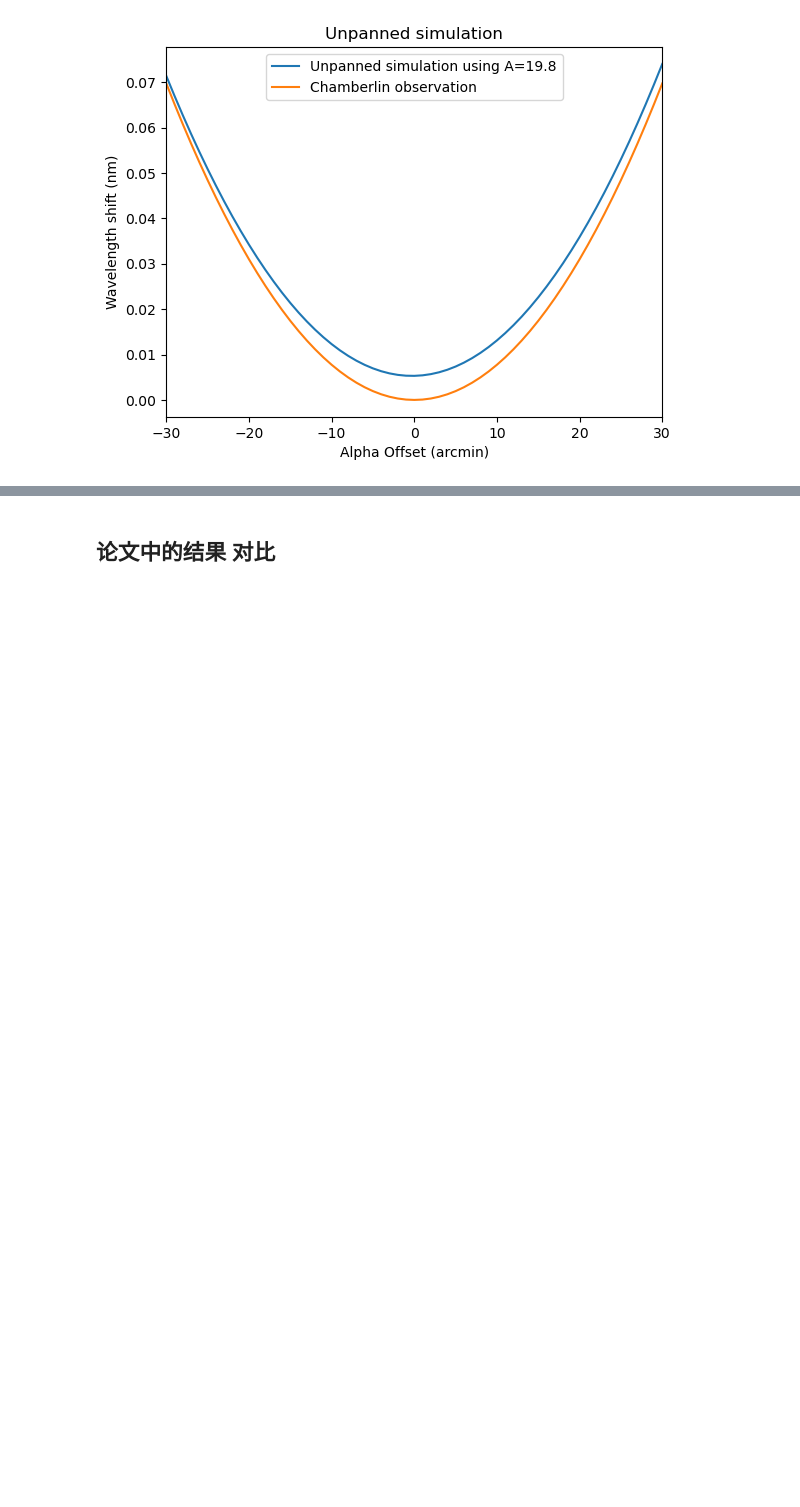
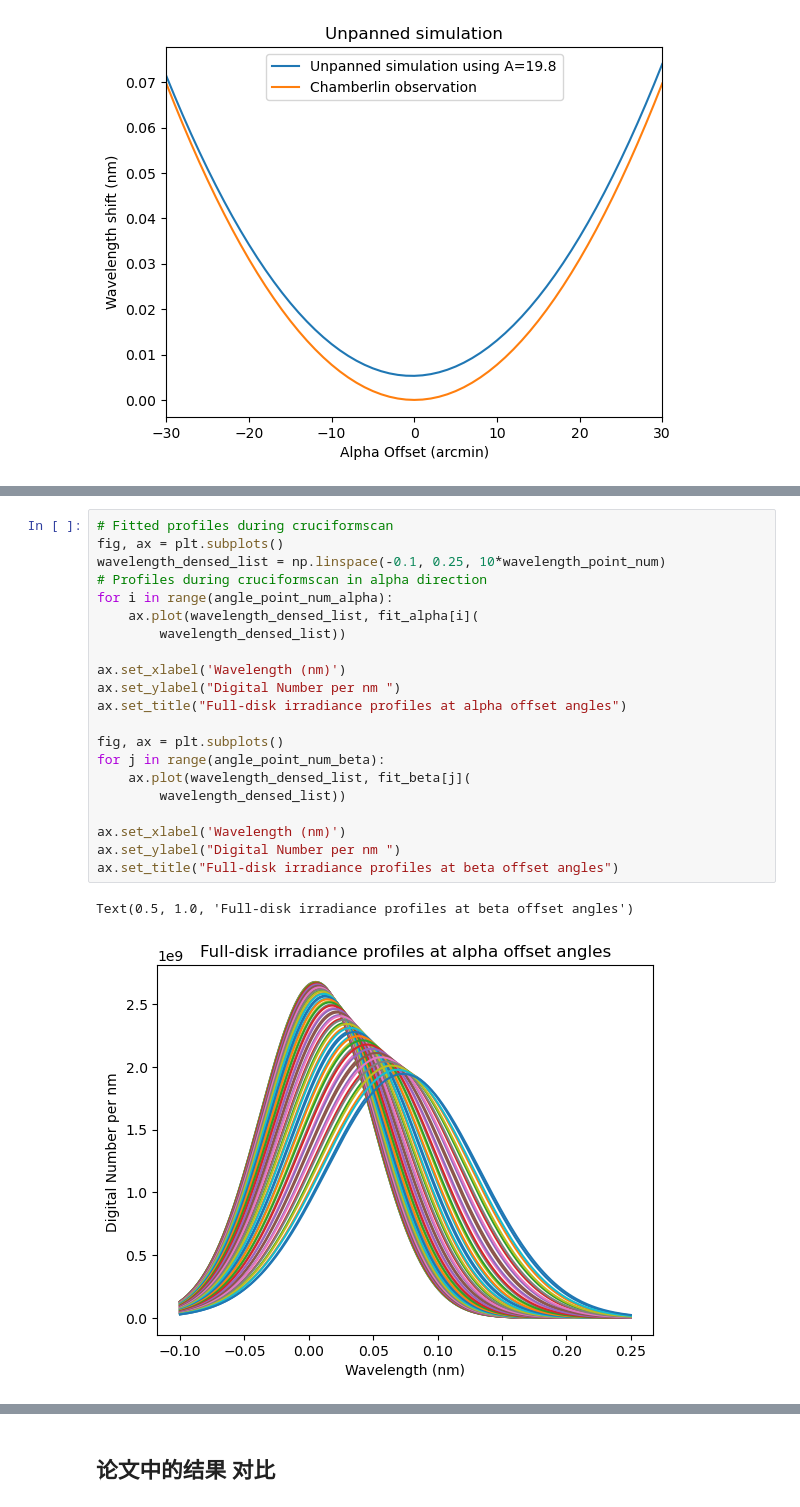
Before and after one commit to MaoChengzhi/EVE-spectrum-correction, a Jupyter notebook: AIA_main/output_visualization.ipynb, the cells around one changed output, grey strips where cells are left out. Saved outputs shown, nothing was run; the diff lists cells and outputs as text; blank space fills up the shorter version.

```diff
--- a/AIA_main/output_visualization.ipynb
+++ b/AIA_main/output_visualization.ipynb
@@ -340,0 +401,24 @@ ax.set_xlim(-30,30)
+# %%
+# Fitted profiles during cruciformscan
+fig, ax = plt.subplots()
+wavelength_densed_list = np.linspace(-0.1, 0.25, 10*wavelength_point_num)
+# Profiles during cruciformscan in alpha direction
+for i in range(angle_point_num_alpha):
+    ax.plot(wavelength_densed_list, fit_alpha[i](
+        wavelength_densed_list))
+
+ax.set_xlabel('Wavelength (nm)')
+ax.set_ylabel("Digital Number per nm ")
+ax.set_title("Full-disk irradiance profiles at alpha offset angles")
+
+fig, ax = plt.subplots()
+for j in range(angle_point_num_beta):
+    ax.plot(wavelength_densed_list, fit_beta[j](
+        wavelength_densed_list))
+
+ax.set_xlabel('Wavelength (nm)')
+ax.set_ylabel("Digital Number per nm ")
+ax.set_title("Full-disk irradiance profiles at beta offset angles")
+# %% [output]
+Text(0.5, 1.0, 'Full-disk irradiance profiles at beta offset angles')
+[figure, added]
```
Also changed, not shown: parts of 13 cells of this notebook, 14 other files.
